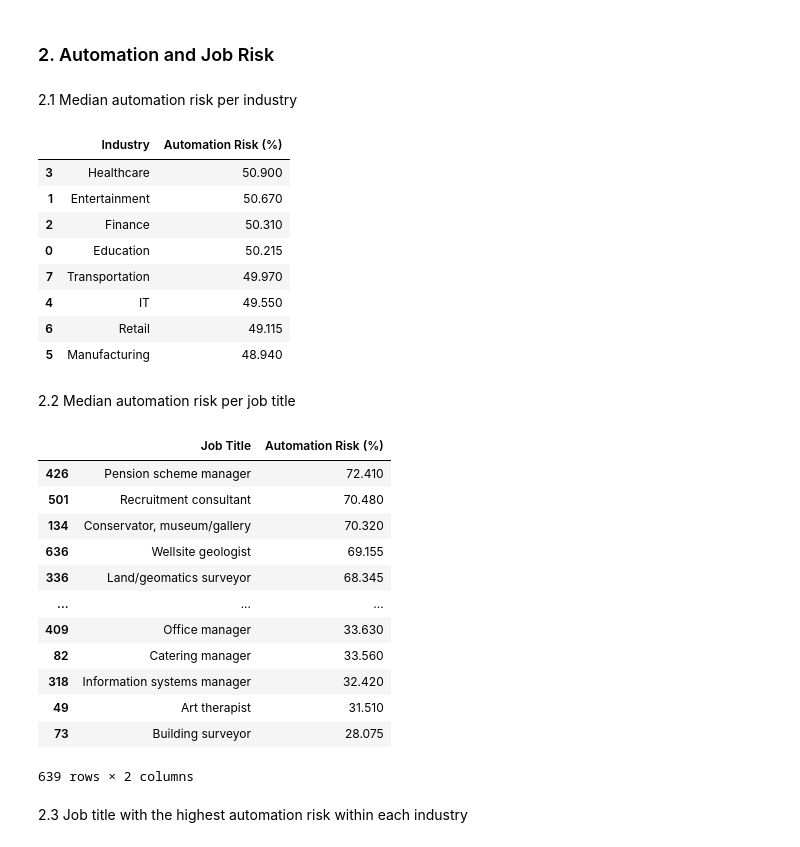
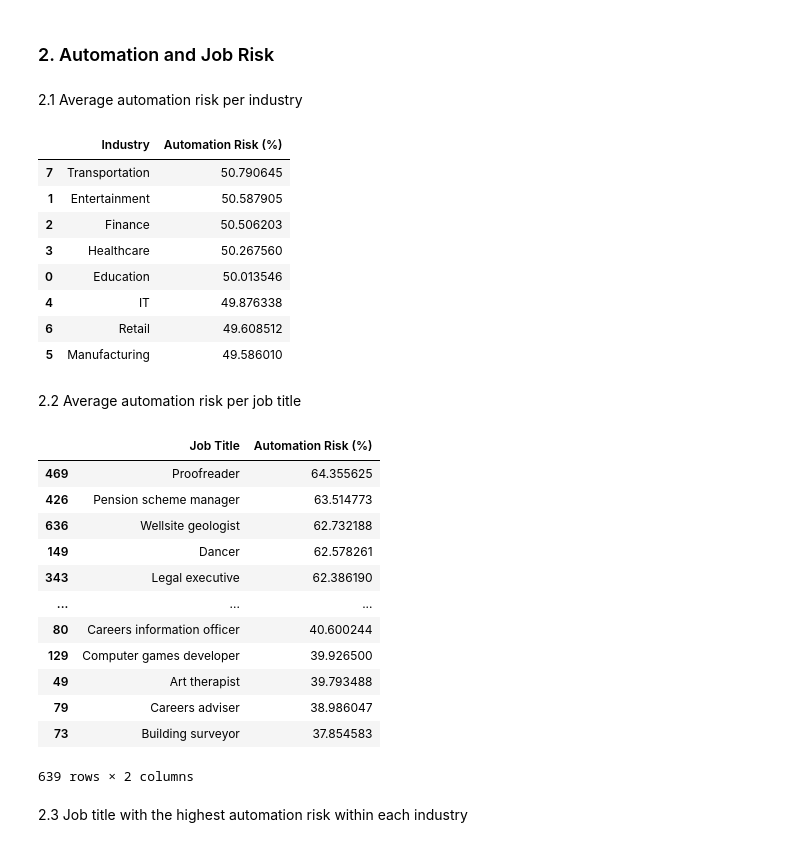
Before and after one commit to RaccoonWithAPeanutButterJar/ItDS2025-Project, a Jupyter notebook: Exploratory_analysis.ipynb, the cells around one changed output. Saved outputs shown, nothing was run; the diff lists cells and outputs as text; code cells hidden in the pictures.

```diff
--- a/Exploratory_analysis.ipynb
+++ b/Exploratory_analysis.ipynb
@@ -128,11 +134,11 @@ plt.show()
 # %% [markdown]
 ### 2. Automation and Job Risk
 # %% [markdown]
-2.1 Median automation risk per industry
+2.1 Average automation risk per industry
 # %%
 median_risk_industry = (
     data.groupby("Industry")["Automation Risk (%)"]
-        .median()
+        .mean()
         .reset_index()
         .sort_values("Automation Risk (%)", ascending=False)
 )
@@ -140,38 +146,38 @@ median_risk_industry = (
 median_risk_industry
 # %% [output]
 |  | Industry | Automation Risk (%) |
-| 3 | Healthcare | 50.900 |
-| 1 | Entertainment | 50.670 |
-| 2 | Finance | 50.310 |
-| 0 | Education | 50.215 |
-| 7 | Transportation | 49.970 |
-| 4 | IT | 49.550 |
-| 6 | Retail | 49.115 |
-| 5 | Manufacturing | 48.940 |
+| 7 | Transportation | 50.790645 |
+| 1 | Entertainment | 50.587905 |
+| 2 | Finance | 50.506203 |
+| 3 | Healthcare | 50.267560 |
+| 0 | Education | 50.013546 |
+| 4 | IT | 49.876338 |
+| 6 | Retail | 49.608512 |
+| 5 | Manufacturing | 49.586010 |
 # %% [markdown]
-2.2 Median automation risk per job title
+2.2 Average automation risk per job title
 # %%
 median_risk_job = (
     data.groupby("Job Title")["Automation Risk (%)"]
-        .median()
+        .mean()
         .reset_index()
         .sort_values("Automation Risk (%)", ascending=False)
 )
 
 median_risk_job
 # %% [output]
 |  | Job Title | Automation Risk (%) |
-| 426 | Pension scheme manager | 72.410 |
-| 501 | Recruitment consultant | 70.480 |
-| 134 | Conservator, museum/gallery | 70.320 |
-| 636 | Wellsite geologist | 69.155 |
-| 336 | Land/geomatics surveyor | 68.345 |
+| 469 | Proofreader | 64.355625 |
+| 426 | Pension scheme manager | 63.514773 |
+| 636 | Wellsite geologist | 62.732188 |
+| 149 | Dancer | 62.578261 |
+| 343 | Legal executive | 62.386190 |
 | ... | ... | ... |
-| 409 | Office manager | 33.630 |
-| 82 | Catering manager | 33.560 |
-| 318 | Information systems manager | 32.420 |
-| 49 | Art therapist | 31.510 |
-| 73 | Building surveyor | 28.075 |
+| 80 | Careers information officer | 40.600244 |
+| 129 | Computer games developer | 39.926500 |
+| 49 | Art therapist | 39.793488 |
+| 79 | Careers adviser | 38.986047 |
+| 73 | Building surveyor | 37.854583 |
 639 rows × 2 columns
 # %% [markdown]
 2.3 Job title with the highest automation risk within each industry
```
Also changed, not shown: parts of 17 cells of this notebook.
